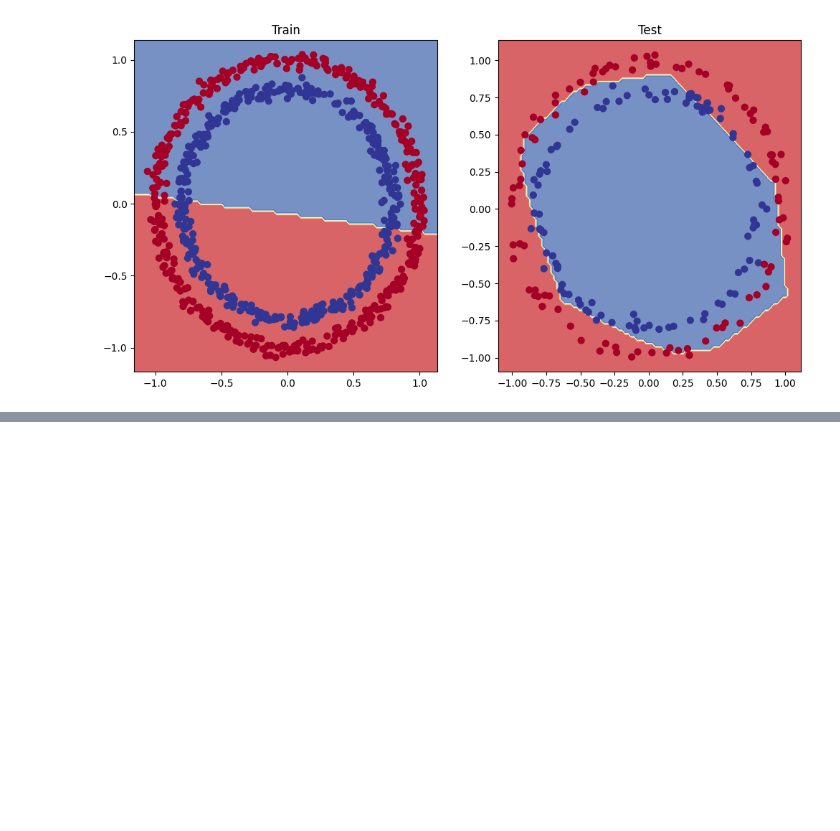
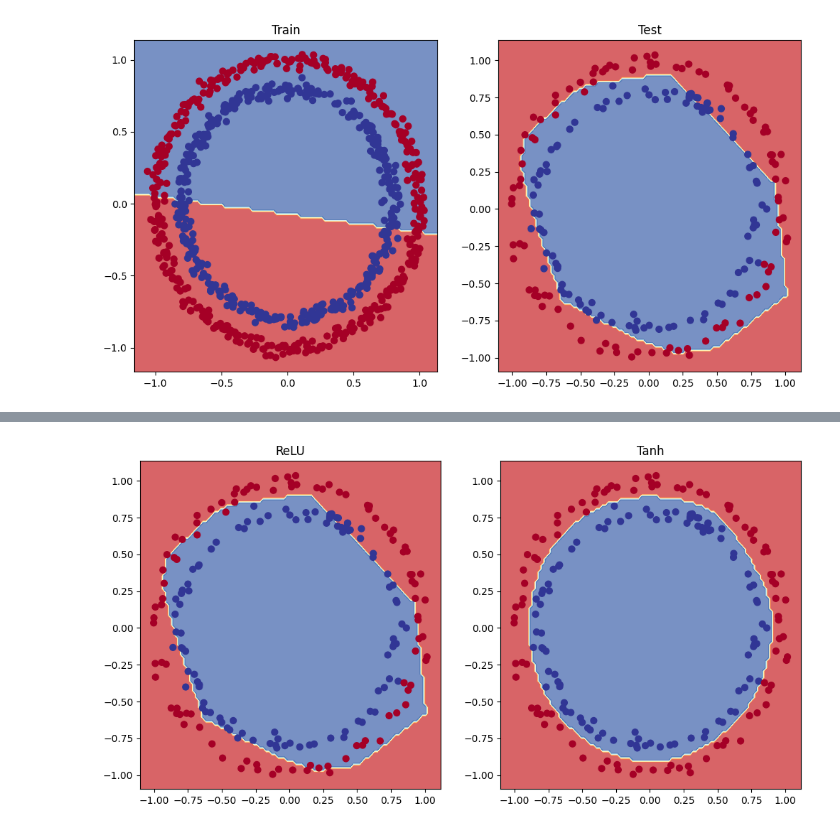
Before and after one commit to CrezTheHomie/PytorchBootcamp, a Jupyter notebook: PytorchFundamentals/02_pytorch_NNClass.ipynb, the cells around one changed output, grey strips where cells are left out. Cells and saved outputs as stored; diff of their text form; code cells hidden in the pictures; blank space fills up the shorter version.

Commit message:
Learn difference between atan and tanh activation

```diff
--- a/PytorchFundamentals/02_pytorch_NNClass.ipynb
+++ b/PytorchFundamentals/02_pytorch_NNClass.ipynb
@@ -293,0 +389,35 @@ plot_decision_boundary(model_1, X_test, y_test)
+# %%
+epochs = 10000
+X_train, y_train = X_train.to(device), y_train.to(device)
+X_test, y_test = X_test.to(device), y_test.to(device)
+
+for epochs in range(epochs):
+    model_3.train() # sets the model into training mode which is important for Dropout and BatchNorm
+
+    # zero grad
+    model_3.zero_grad()
+
+    # Forward pass
+    y_logits = model_3(X_train).squeeze()
+    y_pred = torch.round(torch.sigmoid(y_logits)) # logits -> prediction probabilities -> prediction labels
+
+    # Calculate loss and accuracy
+    loss = loss_fn(y_logits, y_train) # BCEWithLogitsLoss calculates loss using logits
+    acc = accuracy_fn(y_true=y_train,
+                      y_pred=y_pred)
+    loss.backward()
+    optimizer.step()
+
+    model_3.eval()
+    with torch.inference_mode():
+      # 1. Forward pass
+      test_logits = model_3(X_test).squeeze()
+      test_pred = torch.round(torch.sigmoid(test_logits)) # logits -> prediction probabilities -> prediction labels
+      # 2. Calcuate loss and accuracy
+      test_loss = loss_fn(test_logits, y_test)
+      test_acc = accuracy_fn(y_true=y_test,
+                             y_pred=test_pred)
+
+    # Print out what's happening
+    if epochs % 100 == 0:
+        print(f"Epoch: {epochs} | Loss: {loss:.5f}, Accuracy: {acc:.2f}% | Test Loss: {test_loss:.5f}, Test Accuracy: {test_acc:.2f}%")
@@ -293,0 +442,11 @@ plot_decision_boundary(model_1, X_test, y_test)
+# %%
+# Plot decision boundaries for training and test sets
+plt.figure(figsize=(12, 6))
+plt.subplot(1, 2, 1)
+plt.title("ReLU")
+plot_decision_boundary(model_1, X_test, y_test)
+plt.subplot(1, 2, 2)
+plt.title("Tanh")
+plot_decision_boundary(model_2, X_test, y_test)
+# %% [output]
+[figure, added]
```
Also changed, not shown: parts of 6 cells of this notebook.
